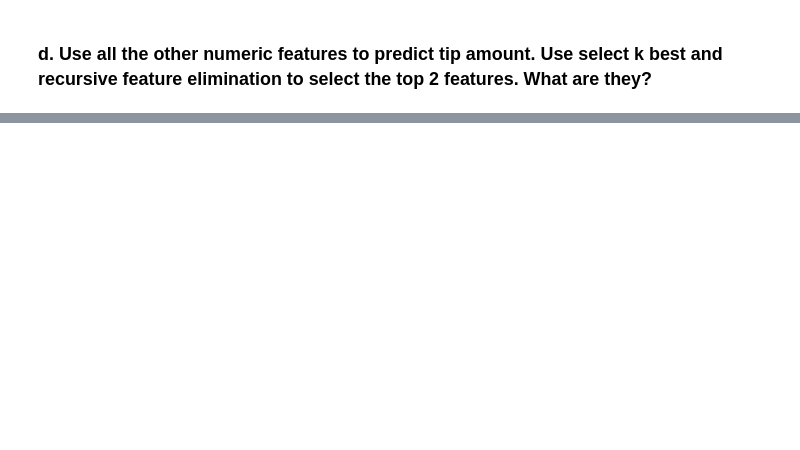
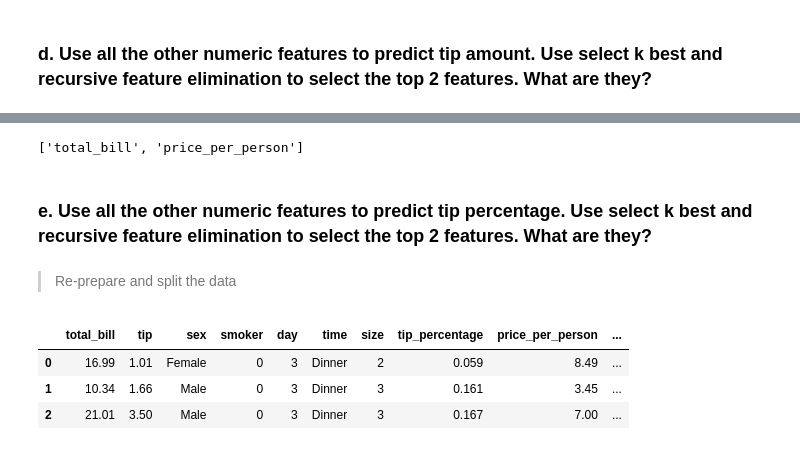
Before and after one commit to KwameTaylor/regression-exercises, a Jupyter notebook: feature_engineering.ipynb, the cells around one changed output, grey strips where cells are left out. Cells and saved outputs as stored; diff of their text form; code cells hidden in the pictures; blank space fills up the shorter version.

```diff
--- a/feature_engineering.ipynb
+++ b/feature_engineering.ipynb
@@ -197,0 +292,26 @@ dtype: object
+# %%
+# features selected using rfe
+X_reduced_scaled_rfe.columns.tolist()
+# %% [output]
+['total_bill', 'price_per_person']
+# %% [markdown]
+### e. Use all the other numeric features to predict tip percentage. Use select k best and recursive feature elimination to select the top 2 features. What are they?
+# %% [markdown]
+> Re-prepare and split the data
+# %%
+df = sns.load_dataset('tips')
+df['tip_percentage'] = round(df.tip / df.total_bill, 3)
+df['price_per_person'] = round(df.total_bill / df['size'], 2)
+# encode variables
+df['is_male'] = df.sex.map({'Male': 1, 'Female': 0})
+df.smoker = df.smoker.map({'Yes': 1, 'No': 0})
+# encode and scale days
+#df.day = df.day.map({'Thur': -1, 'Fri': -0.333, 'Sat': .333, 'Sun': 1})
+df.day = df.day.map({'Thur': 0, 'Fri': 1, 'Sat': 2, 'Sun': 3})
+df['dinner'] = df.time.map({'Dinner': 1, 'Lunch': 0})
+df.head(3)
+# %% [output]
+|  | total_bill | tip | sex | smoker | day | time | size | tip_percentage | price_per_person | ... |
+| 0 | 16.99 | 1.01 | Female | 0 | 3 | Dinner | 2 | 0.059 | 8.49 | ... |
+| 1 | 10.34 | 1.66 | Male | 0 | 3 | Dinner | 3 | 0.161 | 3.45 | ... |
+| 2 | 21.01 | 3.50 | Male | 0 | 3 | Dinner | 3 | 0.167 | 7.00 | ... |
```
Also changed, not shown: parts of 48 cells of this notebook.
